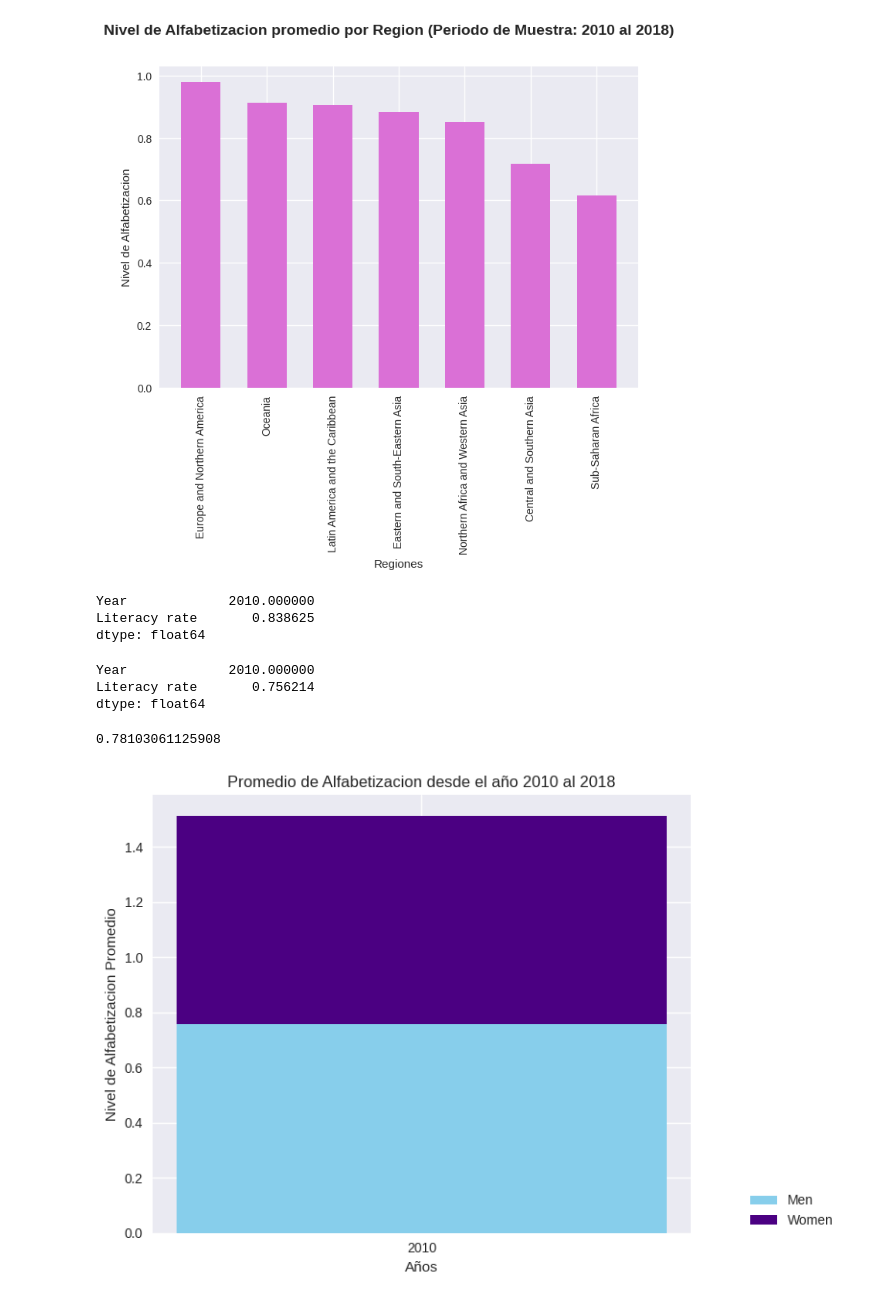
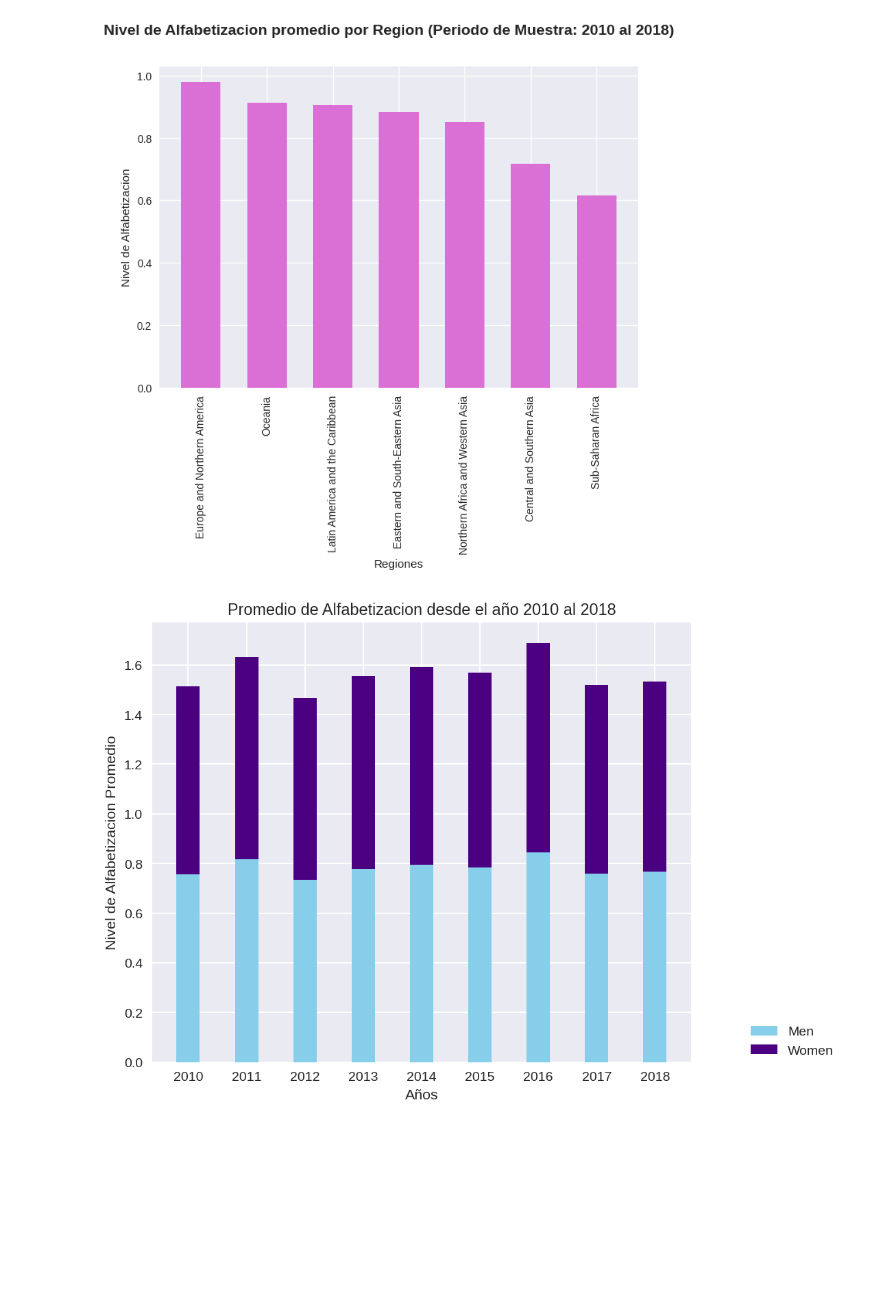
Before and after one commit to Paolo20224/Prueba, a Jupyter notebook: Simulacion_Examen.ipynb, the cells around one changed output. Cells and saved outputs as stored; diff of their text form; code cells hidden in the pictures; blank space fills up the shorter version.

```diff
--- a/Simulacion_Examen.ipynb
+++ b/Simulacion_Examen.ipynb
@@ -142,29 +142,3 @@ plt.ylabel("Nivel de Alfabetizacion")
 plt.show()
 # %% [output]
 [figure]
-# %%
-df5=df2
-
-men_filter=df5["Gender"]=="male"
-year1=df5["Year"]==2010
-dfm=df5.loc[men_filter & year1,:]
-dfm.mean()
-# %% [output]
-Year             2010.000000
-Literacy rate       0.838625
-dtype: float64
-# %%
-df5=df2
-
-women_filter=df5["Gender"]=="female"
-year2010_filter=df5["Year"]==2010
-dfw=df5.loc[women_filter & year2010_filter,:]
-dfw.mean()
-# %% [output]
-Year             2010.000000
-Literacy rate       0.756214
-dtype: float64
-# %%
-dfw["Literacy rate"].mean()
-# %% [output]
-0.78103061125908
@@ -171,23 +201,21 @@ dfw["Literacy rate"].mean()
 # %%
-
-
 import matplotlib.pyplot as plt
 import numpy as np
-x= "2010"
-y1= dfm["Literacy rate"].mean()
-y2= dfw["Literacy rate"].mean()
-fig1 = plt.figure(dpi=100)
+x= ["2010","2011","2012","2013","2014","2015","2016","2017","2018"]
+y1= [a,b,c,d,e,f,g,h,i]
+y2= [a1,b1,c1,d1,e1,f1,g1,h1,i1]
 
-plt.bar(x,y1,0.1,label="Men", color="skyblue")
-plt.bar(x,y2,0.1,bottom=y2,label="Women", color="indigo")
+fig1 = plt.figure(dpi=140)
 
+plt.bar(x,y1,0.4,label="Men", color="skyblue")
+plt.bar(x,y2,0.4,bottom=y2,label="Women", color="indigo")
 
 plt.xlabel("Años")
 plt.ylabel("Nivel de Alfabetizacion Promedio")
 plt.title("Promedio de Alfabetizacion desde el año 2010 al 2018")
 
 plt.legend(loc=(1.1,0))
 plt.tight_layout()
 plt.show()
 # %% [output]
-[figure, old version]
+[figure, new version]
```
Also changed, not shown: parts of 4 cells of this notebook.
